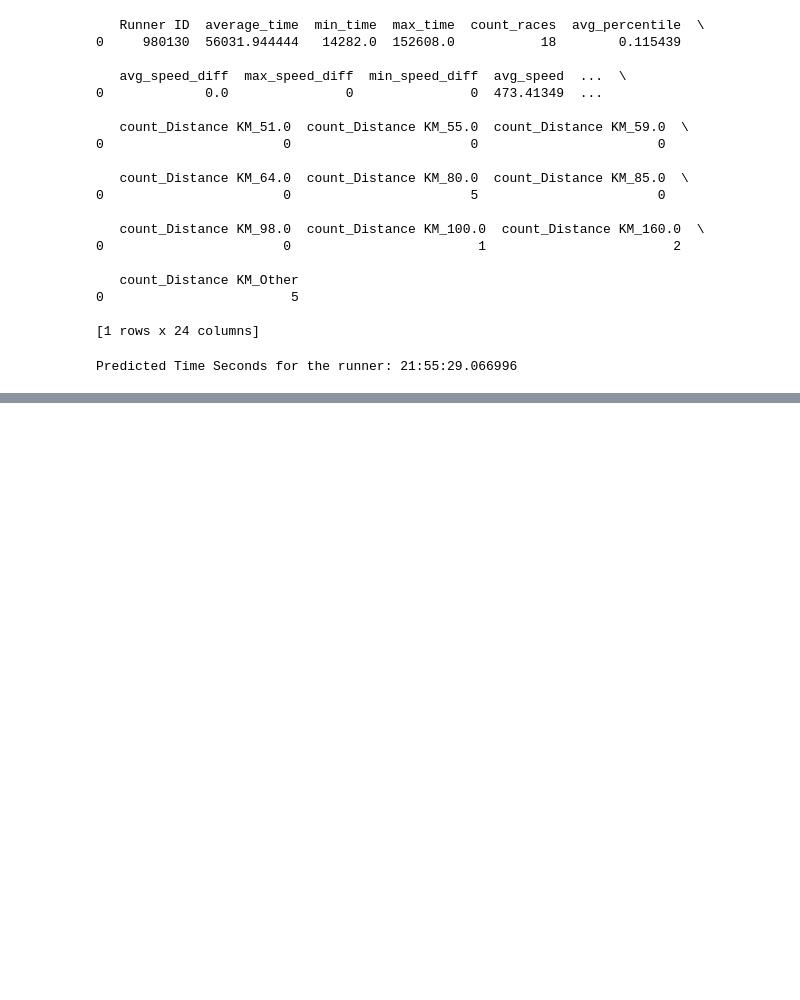
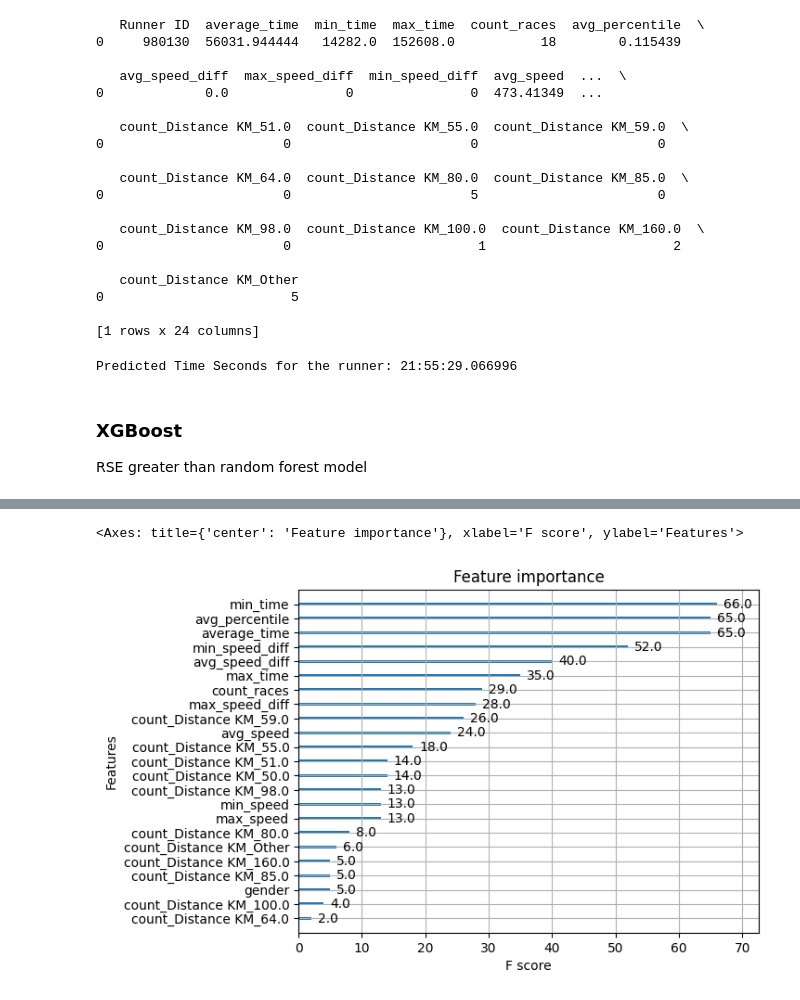
Before and after one commit to Dusoye/BobGraham, a Jupyter notebook: bobgraham.ipynb, the cells around one changed output, grey strips where cells are left out. Drawn from its saved outputs; the diff is of its cells as text; code cells hidden in the pictures; blank space fills up the shorter version.

Commit message:
xgboost mode

```diff
--- a/bobgraham.ipynb
+++ b/bobgraham.ipynb
@@ -1010,3 +997,79 @@ predicted_time = convert_seconds(predictions[0])
 print(f"Predicted Time Seconds for the runner: {predicted_time}")
 # %% [output]
 Predicted Time Seconds for the runner: 21:55:29.066996
+# %% [markdown]
+### XGBoost
+RSE greater than random forest model
+# %%
+# Import necessary libraries
+from sklearn.model_selection import train_test_split
+from sklearn.metrics import mean_squared_error
+import xgboost as xgb
+
+# Load the dataset
+df = df_merged.drop('Runner ID', axis = 1)
+
+# Display the first few rows to understand the data
+print(df.head())
+
+# Select feature columns (adjust based on your data)
+# Assuming 'time seconds' is the target column
+target_column = 'time seconds'
+feature_columns = [col for col in df.columns if col != target_column]
+
+# Handle missing values if required
+# Example: df.fillna(method='ffill', inplace=True)
+
+# Separate features (X) and target (y)
+X = df[feature_columns]
+y = df[target_column]
+
+# Split into training and testing sets (80/20)
+X_train, X_test, y_train, y_test = train_test_split(X, y, test_size=0.2, random_state=42)
+
+# Convert training data to DMatrix, an optimized data structure for XGBoost
+train_dmatrix = xgb.DMatrix(X_train, label=y_train)
+
+# Set up initial parameters
+params = {
+    'objective': 'reg:squarederror',  # Regression task
+    'max_depth': 6,
+    'learning_rate': 0.1,
+    'eval_metric': 'rmse'
+}
+
+# Perform cross-validation
+cv_results = xgb.cv(
+    params=params,
+    dtrain=train_dmatrix,
+    num_boost_round=100,
+    nfold=5,  # Number of CV folds
+    early_stopping_rounds=10,  # Stop if no improvement after 10 rounds
+    verbose_eval=True,
+    seed=42
+)
+
+# Get the optimal number of boosting rounds
+optimal_boost_rounds = len(cv_results)
+
+# Train the final model using the optimal number of boosting rounds
+model = xgb.XGBRegressor(
+    n_estimators=optimal_boost_rounds,
+    max_depth=6,
+    learning_rate=0.1,
+    objective='reg:squarederror',
+    random_state=42
+)
+model.fit(X_train, y_train)
+
+# Make predictions on the test set
+y_pred = model.predict(X_test)
+
+# Evaluate the model using RMSE (Root Mean Squared Error)
+from sklearn.metrics import mean_squared_error
+rmse = mean_squared_error(y_test, y_pred, squared=False)
+print(f"RMSE: {rmse}")
+
+# Optionally, you can plot feature importance
+xgb.plot_importance(model)
+# %% [output]
@@ -1012,0 +1093,2 @@ Predicted Time Seconds for the runner: 21:55:29.066996
+<Axes: title={'center': 'Feature importance'}, xlabel='F score', ylabel='Features'>
+[figure, added]
```
Also changed, not shown: parts of 8 cells of this notebook, 1 other file.
